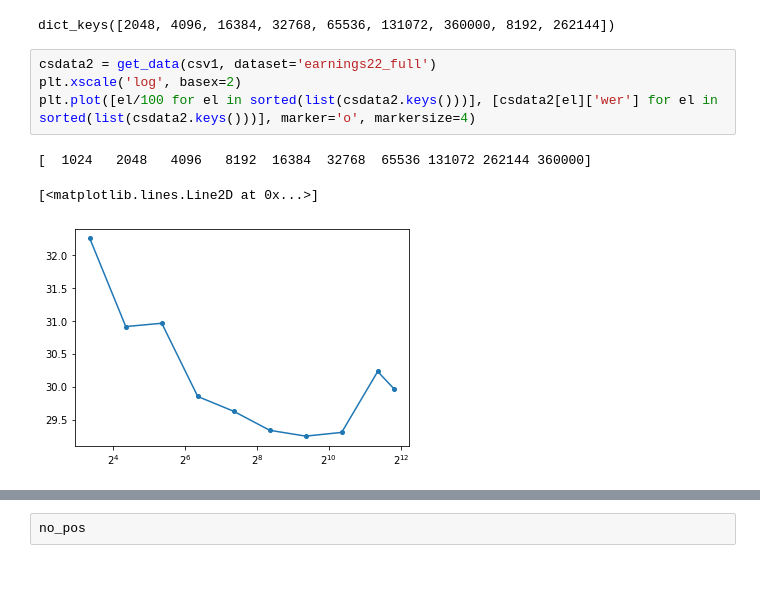
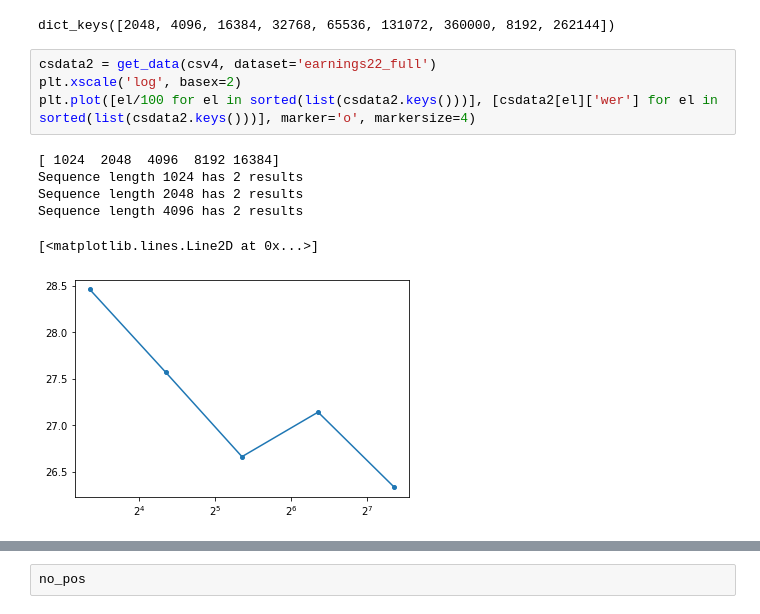
Before and after one commit to robflynnyh/long-context-asr, a Jupyter notebook: eval/results/eval.ipynb, the cells around one changed output, grey strips where cells are left out. Drawn from its saved outputs; the diff is of its cells as text; blank space fills up the shorter version.

```diff
--- a/eval/results/eval.ipynb
+++ b/eval/results/eval.ipynb
@@ -218,13 +216,16 @@ csv4_data.keys()
 # %% [output]
 dict_keys([2048, 4096, 16384, 32768, 65536, 131072, 360000, 8192, 262144])
 # %%
-csdata2 = get_data(csv1, dataset='earnings22_full')
+csdata2 = get_data(csv4, dataset='earnings22_full')
 plt.xscale('log', basex=2)
 plt.plot([el/100 for el in sorted(list(csdata2.keys()))], [csdata2[el]['wer'] for el in sorted(list(csdata2.keys()))], marker='o', markersize=4)
 # %% [output]
-[  1024   2048   4096   8192  16384  32768  65536 131072 262144 360000]
+[ 1024  2048  4096  8192 16384]
+Sequence length 1024 has 2 results
+Sequence length 2048 has 2 results
+Sequence length 4096 has 2 results
 [<matplotlib.lines.Line2D at 0x...>]
-[figure, old version]
+[figure, new version]
 # %%
 csv1 = pd.read_csv('evals_rotary_pos_3l.csv', sep=',')
 csv2 = pd.read_csv('evals_rb.csv', sep=',')
```
Also changed, not shown: parts of 18 cells of this notebook, 32 other files.
